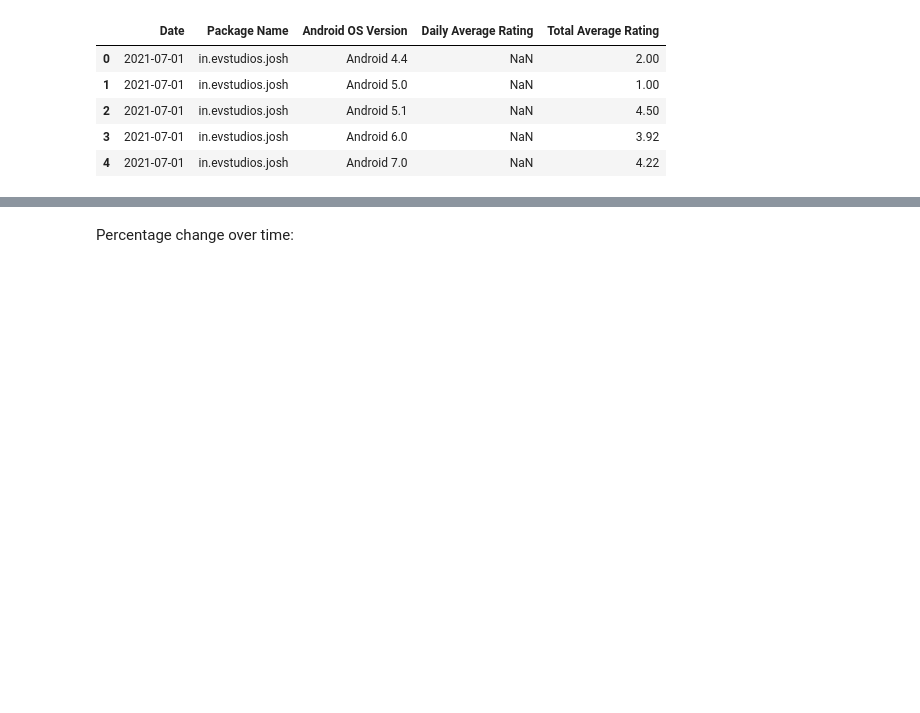
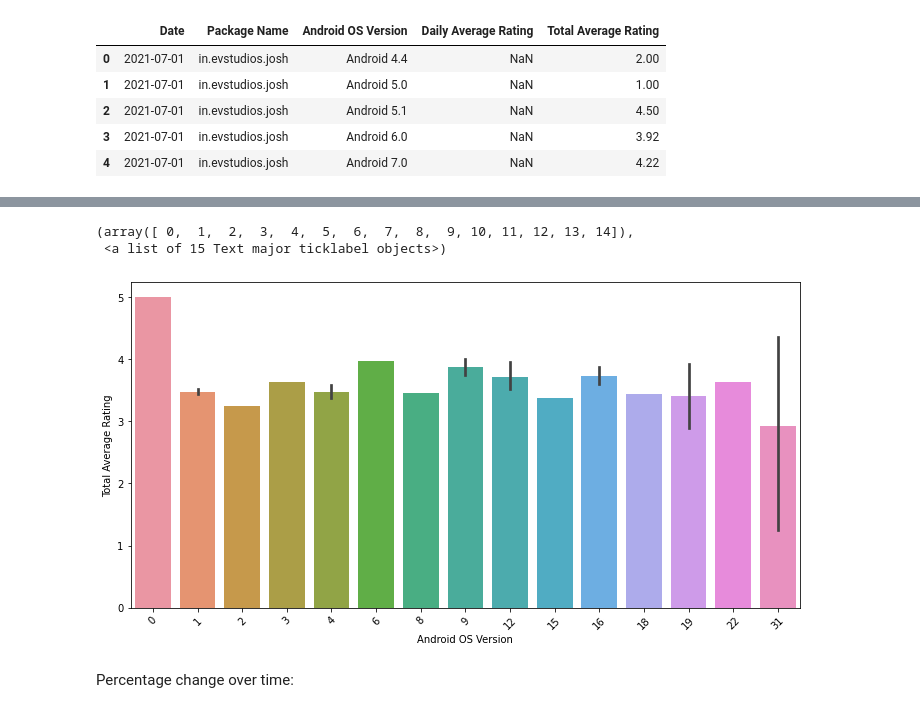
Before and after one commit to karnfromev/Data-Analysis, a Jupyter notebook: JOSH User Analysis/JOSH_device_analysis.ipynb, the cells around one changed output, grey strips where cells are left out. Saved outputs shown, nothing was run; the diff lists cells and outputs as text; code cells hidden in the pictures; blank space fills up the shorter version.

```diff
--- a/JOSH User Analysis/JOSH_device_analysis.ipynb
+++ b/JOSH User Analysis/JOSH_device_analysis.ipynb
@@ -114,3 +117,12 @@ AttributeError: ignored
+# %%
+user_rating_score=ratings.groupby("Total Average Rating")['Android OS Version'].count().reset_index().sort_values(by='Total Average Rating').reset_index(drop=True)
+plt.figure(figsize=(12,6))
+sns.barplot(x='Android OS Version',y='Total Average Rating', data=user_rating_score)
+plt.xticks(rotation=45)
+# %% [output]
+(array([ 0,  1,  2,  3,  4,  5,  6,  7,  8,  9, 10, 11, 12, 13, 14]),
+ <a list of 15 Text major ticklabel objects>)
+[figure, added]
 # %% [markdown]
 Percentage change over time:
 # %%
```
Also changed, not shown: parts of 5 cells of this notebook.
